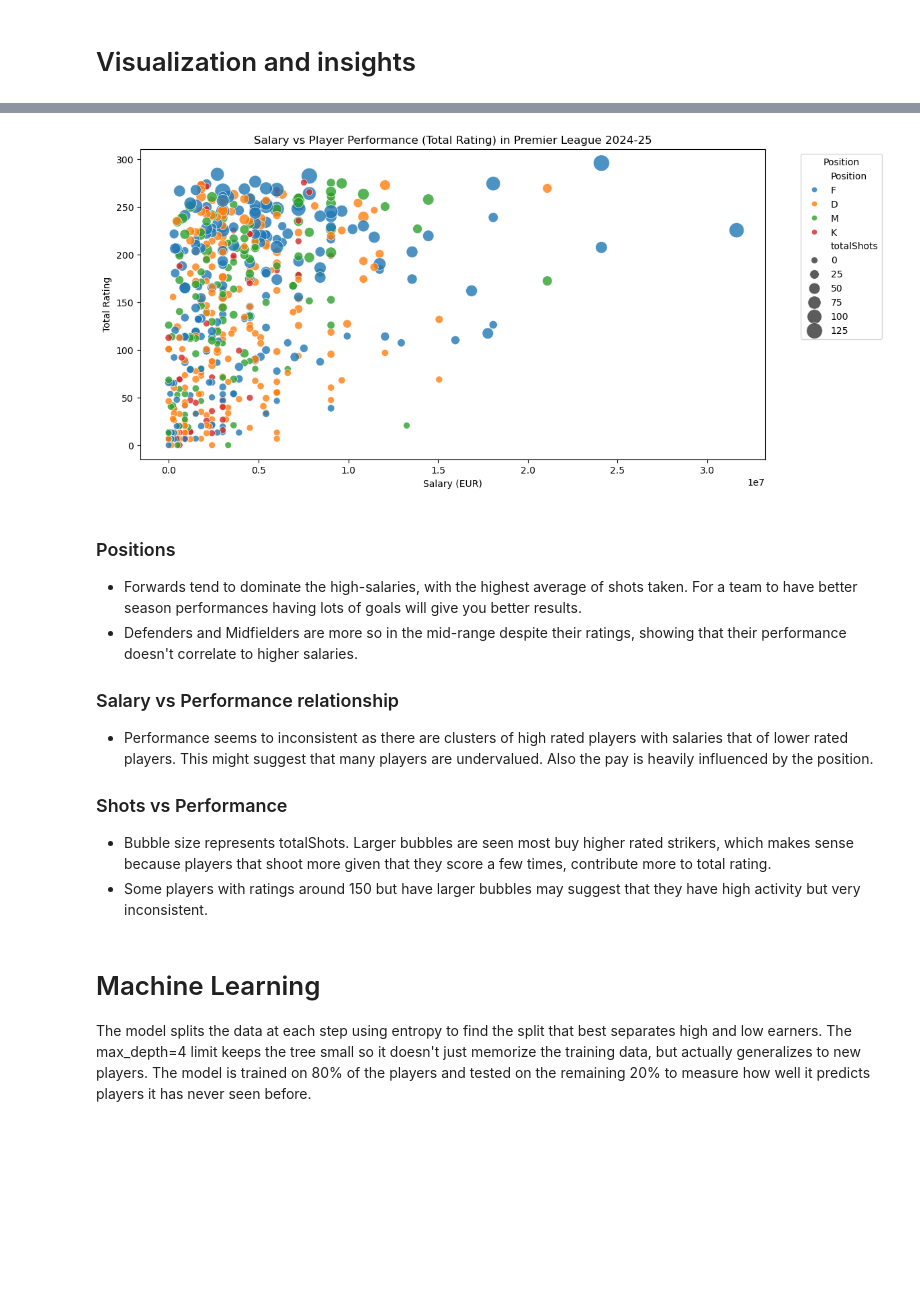
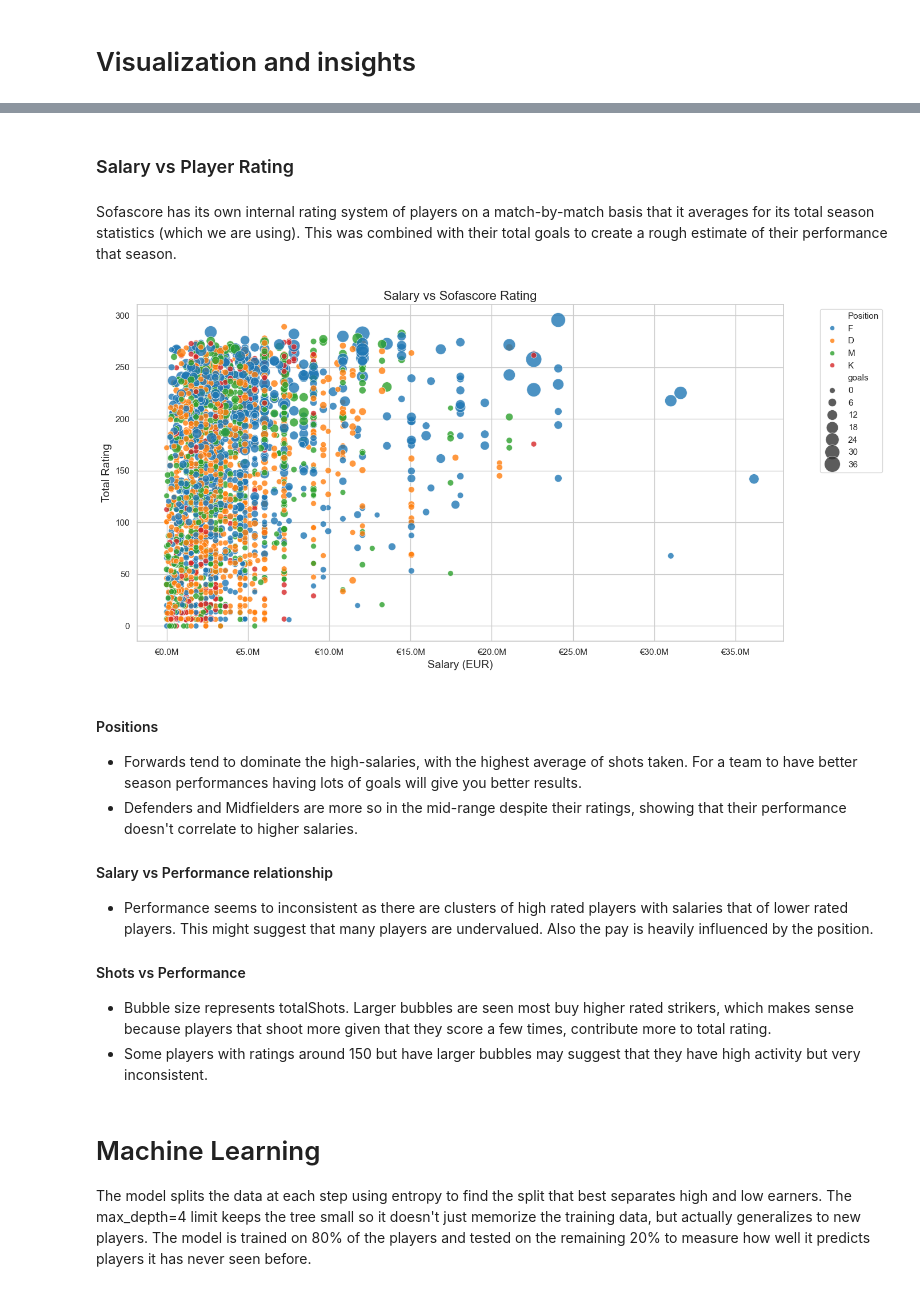
Before and after one commit to uic-cs418/group-project-beyond-the-bears, a Jupyter notebook: Project.ipynb, the cells around one changed output, grey strips where cells are left out. Cells and saved outputs as stored; diff of their text form; code cells hidden in the pictures; blank space fills up the shorter version.

Commit message:
Added new visualizations
Added 3 new visualizations, moved all visualization code to a separate new python file, cleaned up visualization formatting in the notebook

```diff
--- a/Project.ipynb
+++ b/Project.ipynb
@@ -140,9 +141,7 @@ Difflab is a python library that is used to match up the player names between th
 from merge_functions import build_master_dataset
 
 # Build the final dataset
-seasons = ['2024-25']  # or multiple: ['2022-23', '2023-24', '2024-25']
-master_df = scrape_capology_multiple_seasons(seasons)
-combined_df = build_master_dataset(master_df, sofa_df)
+combined_df = build_master_dataset(capology_df, sofa_df)
 
 # Display the results
 print(f"\nTotal Rows: {len(combined_df)}")
@@ -173,34 +186,21 @@ Total Columns: 106
+# %% [markdown]
+### Salary vs Player Rating ###
+# %% [markdown]
+Sofascore has its own internal rating system of players on a match-by-match basis that it averages for its total season statistics (which we are using). This was combined with their total goals to create a rough estimate of their performance that season.
 # %%
-import matplotlib.pyplot as plt
-import seaborn as sns
-
-plt.figure(figsize=(12,6))
-sns.scatterplot(
-    data=combined_df,
-    x="Salary (EUR)",
-    y="totalRating",
-    hue="Position",
-    size="totalShots",
-    sizes=(50, 300),
-    palette="tab10",
-    alpha=0.8
-)
-plt.title("Salary vs Player Performance (Total Rating) in Premier League")
-plt.xlabel("Salary (EUR)")
-plt.ylabel("Total Rating")
-plt.legend(title="Position", bbox_to_anchor=(1.05, 1), loc='upper left')
-plt.show()
+from plotting_functions import plot_salary_vs_rating
+plot_salary_vs_rating(combined_df)
 # %% [output]
-[figure, old version]
+[figure, new version]
 # %% [markdown]
-### Positions ###
+#### Positions ####
 - Forwards tend to dominate the high-salaries, with the highest average of shots taken. For a team to have better season performances having lots of goals will give you better results.
 - Defenders and Midfielders are more so in the mid-range despite their ratings, showing that their performance doesn't correlate to higher salaries.
 
-### Salary vs Performance relationship ###
+#### Salary vs Performance relationship ####
 - Performance seems to inconsistent as there are clusters of high rated players with salaries that of lower rated players. This might suggest that many players are undervalued. Also the pay is heavily influenced by the position.
 
-### Shots vs Performance ###
+#### Shots vs Performance ####
 - Bubble size represents totalShots. Larger bubbles are seen most buy higher rated strikers, which makes sense because players that shoot more given that they score a few times, contribute more to total rating.
 - Some players with ratings around 150 but have larger bubbles may suggest that they have high activity but very inconsistent.
 # %% [markdown]
```
Also changed, not shown: parts of 9 cells of this notebook, 1 other file.
